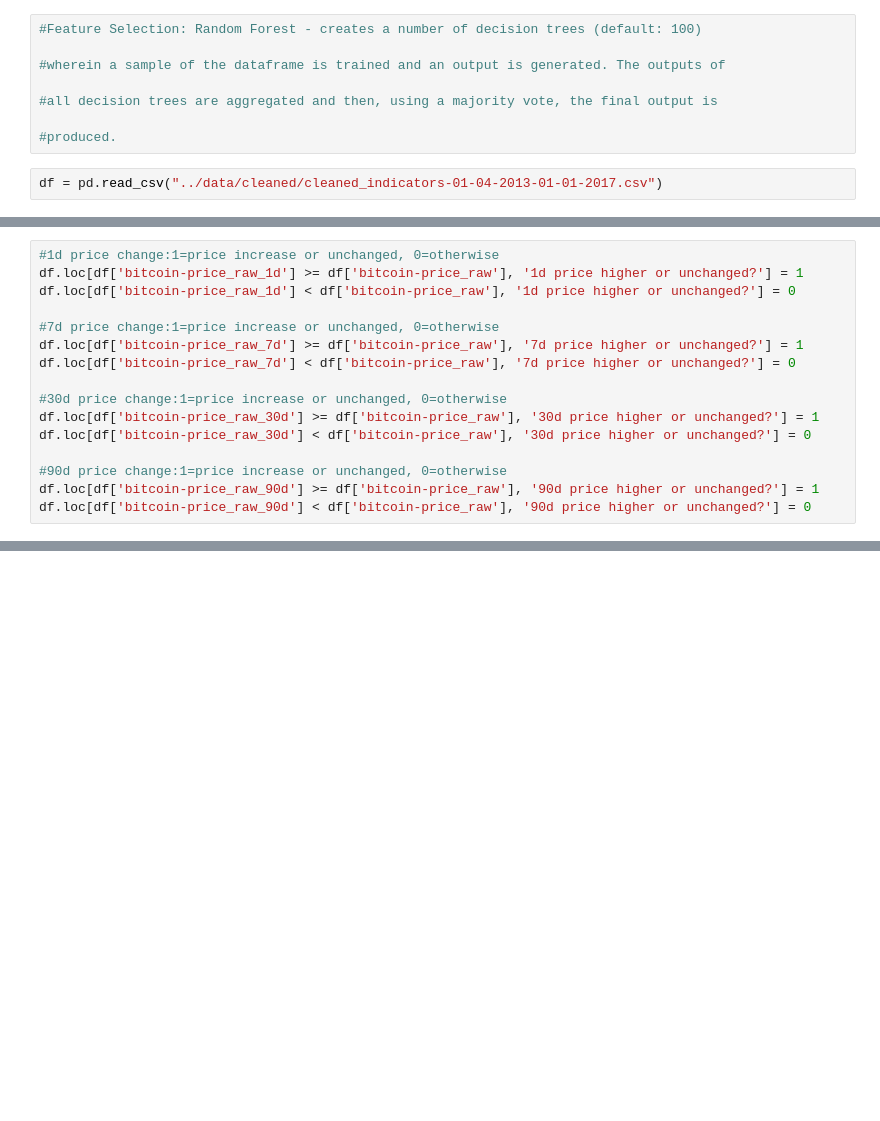
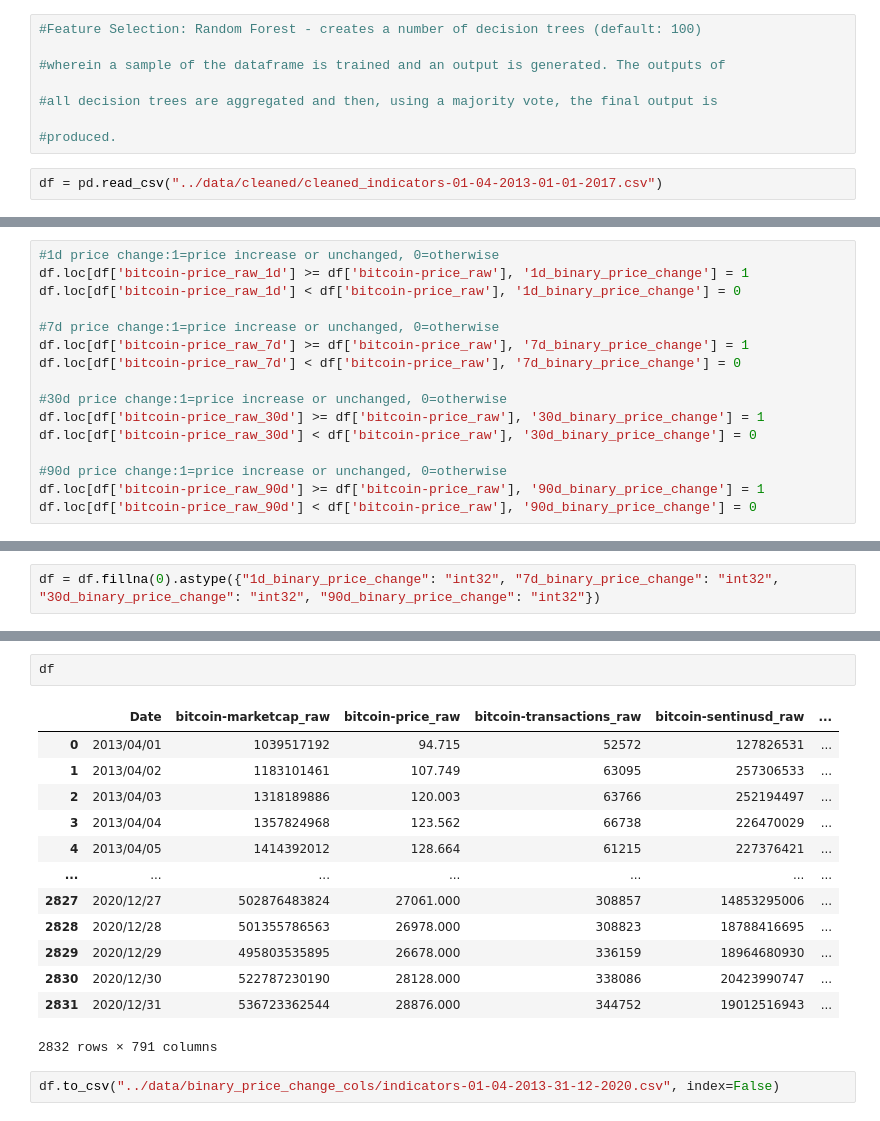
Before and after one commit to ramapitekus/FinanceAndML, a Jupyter notebook: notebooks/time_shifted.ipynb, the cells around one changed output, grey strips where cells are left out. Saved outputs shown, nothing was run; the diff lists cells and outputs as text; blank space fills up the shorter version.

```diff
--- a/notebooks/time_shifted.ipynb
+++ b/notebooks/time_shifted.ipynb
@@ -33,18 +44,18 @@ df.head()
 # %%
 #1d price change:1=price increase or unchanged, 0=otherwise
-df.loc[df['bitcoin-price_raw_1d'] >= df['bitcoin-price_raw'], '1d price higher or unchanged?'] = 1
-df.loc[df['bitcoin-price_raw_1d'] < df['bitcoin-price_raw'], '1d price higher or unchanged?'] = 0
+df.loc[df['bitcoin-price_raw_1d'] >= df['bitcoin-price_raw'], '1d_binary_price_change'] = 1
+df.loc[df['bitcoin-price_raw_1d'] < df['bitcoin-price_raw'], '1d_binary_price_change'] = 0
 
 #7d price change:1=price increase or unchanged, 0=otherwise
-df.loc[df['bitcoin-price_raw_7d'] >= df['bitcoin-price_raw'], '7d price higher or unchanged?'] = 1
-df.loc[df['bitcoin-price_raw_7d'] < df['bitcoin-price_raw'], '7d price higher or unchanged?'] = 0
+df.loc[df['bitcoin-price_raw_7d'] >= df['bitcoin-price_raw'], '7d_binary_price_change'] = 1
+df.loc[df['bitcoin-price_raw_7d'] < df['bitcoin-price_raw'], '7d_binary_price_change'] = 0
 
 #30d price change:1=price increase or unchanged, 0=otherwise
-df.loc[df['bitcoin-price_raw_30d'] >= df['bitcoin-price_raw'], '30d price higher or unchanged?'] = 1
-df.loc[df['bitcoin-price_raw_30d'] < df['bitcoin-price_raw'], '30d price higher or unchanged?'] = 0
+df.loc[df['bitcoin-price_raw_30d'] >= df['bitcoin-price_raw'], '30d_binary_price_change'] = 1
+df.loc[df['bitcoin-price_raw_30d'] < df['bitcoin-price_raw'], '30d_binary_price_change'] = 0
 
 #90d price change:1=price increase or unchanged, 0=otherwise
-df.loc[df['bitcoin-price_raw_90d'] >= df['bitcoin-price_raw'], '90d price higher or unchanged?'] = 1
-df.loc[df['bitcoin-price_raw_90d'] < df['bitcoin-price_raw'], '90d price higher or unchanged?'] = 0
+df.loc[df['bitcoin-price_raw_90d'] >= df['bitcoin-price_raw'], '90d_binary_price_change'] = 1
+df.loc[df['bitcoin-price_raw_90d'] < df['bitcoin-price_raw'], '90d_binary_price_change'] = 0
 # %%
 df.head()
@@ -50,0 +70,2 @@ df.head()
+# %%
+df = df.fillna(0).astype({"1d_binary_price_change": "int32", "7d_binary_price_change": "int32", "30d_binary_price_change": "int32", "90d_binary_price_change": "int32"})
@@ -50,0 +87,18 @@ df.head()
+# %%
+df
+# %% [output]
+|  | Date | bitcoin-marketcap_raw | bitcoin-price_raw | bitcoin-transactions_raw | bitcoin-sentinusd_raw | ... |
+| 0 | 2013/04/01 | 1039517192 | 94.715 | 52572 | 127826531 | ... |
+| 1 | 2013/04/02 | 1183101461 | 107.749 | 63095 | 257306533 | ... |
+| 2 | 2013/04/03 | 1318189886 | 120.003 | 63766 | 252194497 | ... |
+| 3 | 2013/04/04 | 1357824968 | 123.562 | 66738 | 226470029 | ... |
+| 4 | 2013/04/05 | 1414392012 | 128.664 | 61215 | 227376421 | ... |
+| ... | ... | ... | ... | ... | ... | ... |
+| 2827 | 2020/12/27 | 502876483824 | 27061.000 | 308857 | 14853295006 | ... |
+| 2828 | 2020/12/28 | 501355786563 | 26978.000 | 308823 | 18788416695 | ... |
+| 2829 | 2020/12/29 | 495803535895 | 26678.000 | 336159 | 18964680930 | ... |
+| 2830 | 2020/12/30 | 522787230190 | 28128.000 | 338086 | 20423990747 | ... |
+| 2831 | 2020/12/31 | 536723362544 | 28876.000 | 344752 | 19012516943 | ... |
+2832 rows × 791 columns
+# %%
+df.to_csv("../data/binary_price_change_cols/indicators-01-04-2013-31-12-2020.csv", index=False)
```
Also changed, not shown: parts of 11 cells of this notebook, 36 other files.
